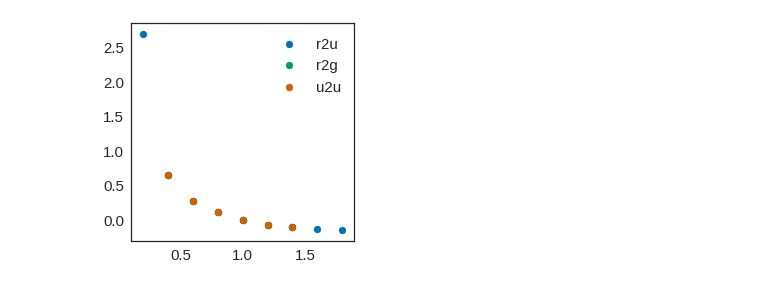
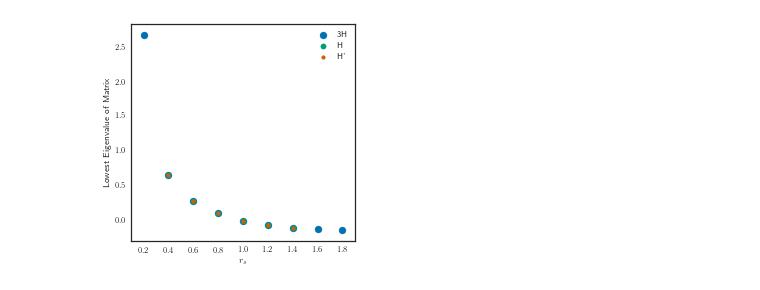
Before and after one commit to ecurtin2/HF-Stability, a Jupyter notebook: analysis/Analyzer.ipynb, the cells around one changed output. Drawn from its saved outputs; the diff is of its cells as text; code cells hidden in the pictures.

```diff
--- a/analysis/Analyzer.ipynb
+++ b/analysis/Analyzer.ipynb
@@ -113,16 +116,19 @@ plt.show()
 # %%
 r2u = data['2DR2U'][data['2DR2U']['Nk'] == 33].sort_values(by='rs')
 r2g = data['2DR2G'][data['2DR2G']['Nk'] == 33].sort_values(by='rs')
 u2u = data['2DU2U'][data['2DU2U']['Nk'] == 33].sort_values(by='rs')
 
 fig = plt.figure(figsize=(4, 4))
-plt.scatter(r2u['rs'], r2u['dav_min_eval'], label='r2u')
-plt.scatter(r2g['rs'], r2g['dav_min_eval'], label='r2g')
-plt.scatter(u2u['rs'], u2u['dav_min_eval'], label='u2u')
+plt.scatter(r2u['rs'], r2u['dav_min_eval'], label="3H", s=50)
+plt.scatter(r2g['rs'], r2g['dav_min_eval'], label='H', s=30)
+plt.scatter(u2u['rs'], u2u['dav_min_eval'], label="H'", s=15)
 plt.legend()
+plt.ylabel('Lowest Eigenvalue of Matrix')
+plt.xlabel('$r_s$')
+plt.savefig('Matrix_Compare.pdf')
 plt.show()
 # %% [output]
-[figure, old version]
+[figure, new version]
 # %%
 fig = plt.figure(figsize=(4, 4))
 HFSA.plot_stability(HFSA.only_max(data['3DR2U'], 'Nk', 'rs'), fig.gca())
```
Also changed, not shown: parts of 9 cells of this notebook, 14 other files.
